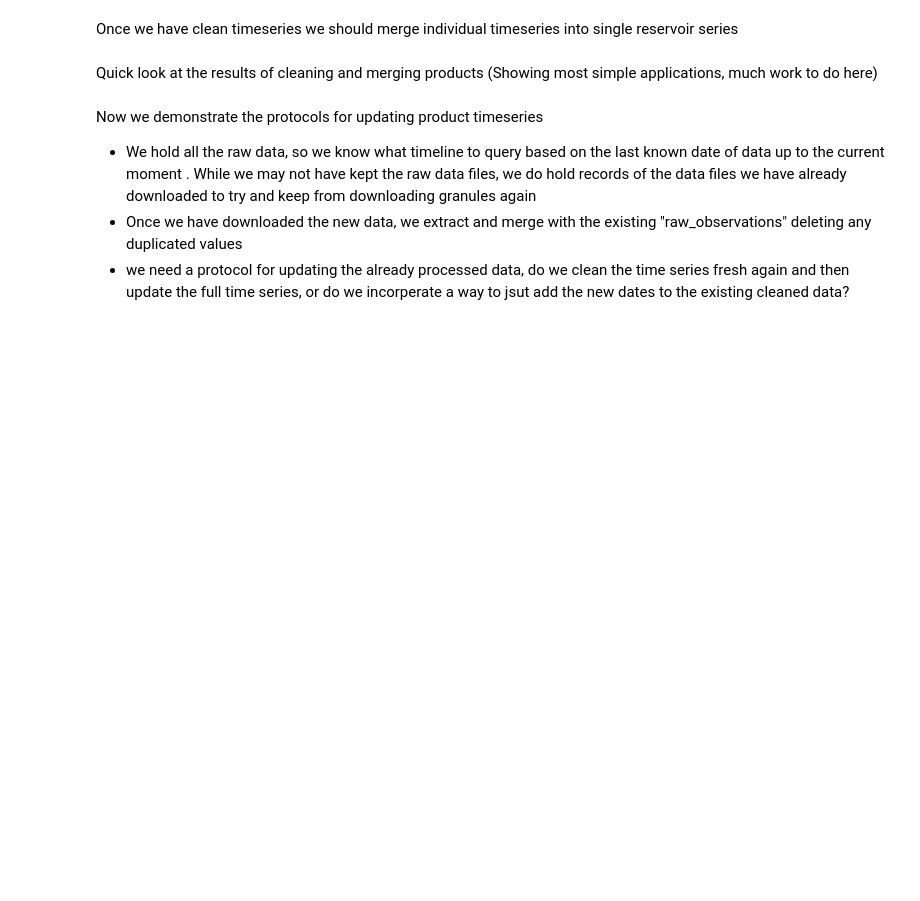
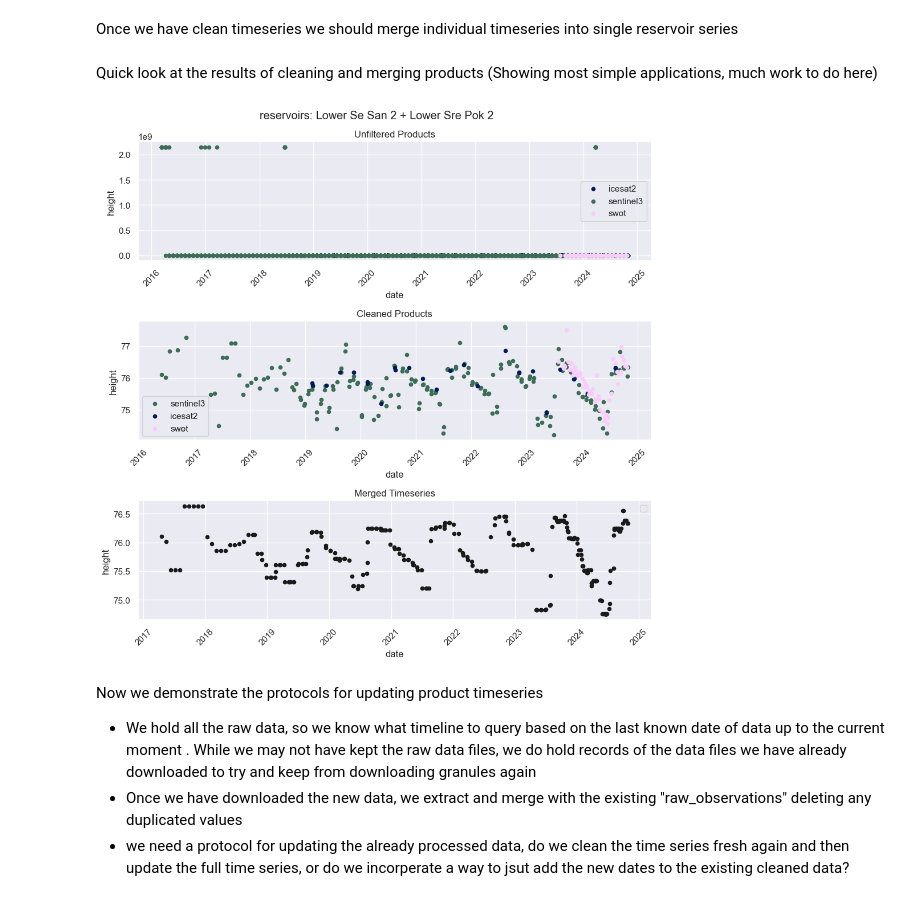
Before and after one commit to DHI/HydroEO, a Jupyter notebook: notebooks/project_test.ipynb, the cells around one changed output. Saved outputs shown, nothing was run; the diff lists cells and outputs as text; code cells hidden in the pictures; blank space fills up the shorter version.

Commit message:
finished updates of all downloads and started new filters

```diff
--- a/notebooks/project_test.ipynb
+++ b/notebooks/project_test.ipynb
@@ -67,5 +67,8 @@ reservoirs.assign_pld_id(
     local_crs=mekong.local_crs, max_distance=100
 )  # take the downloaded PLD and see where we have overlap with the input reservoirs
 reservoirs.flag_missing_priors()  # flag and export which reservoirs have entries in the PLD
-reservoirs.assign_reservoir_polygons()  # set the download polygons from the swot database
+# reservoirs.assign_reservoir_polygons()  # set the download polygons from the swot database # TODO: can likely remove from code base entirely
+
+# assign download geometry
+reservoirs.download_gdf = reservoirs.gdf
 # %% [output]
@@ -229,11 +130,15 @@ Once we have clean timeseries we should merge individual timeseries into single
 # %% [markdown]
 Quick look at the results of cleaning and merging products (Showing most simple applications, much work to do here)
 # %%
-# for id in reservoirs.download_gdf.dl_id:
+# for id in reservoirs.download_gdf[reservoirs.id_key]:
 #     reservoirs.summarize_cleaning_by_id(id)
 
-# id = reservoirs.download_gdf.dl_id.values[4]
-# reservoirs.summarize_cleaning_by_id(id)
+id = "Nuozhadu"
+id = "Dachaoshan"
+id = "Lower Se San 2 + Lower Sre Pok 2"
+reservoirs.summarize_cleaning_by_id(id)
+# %% [output]
+[figure, added]
 # %% [markdown]
 Now we demonstrate the protocols for updating product timeseries
 
```
Also changed, not shown: parts of 17 cells of this notebook, 7 other files.
